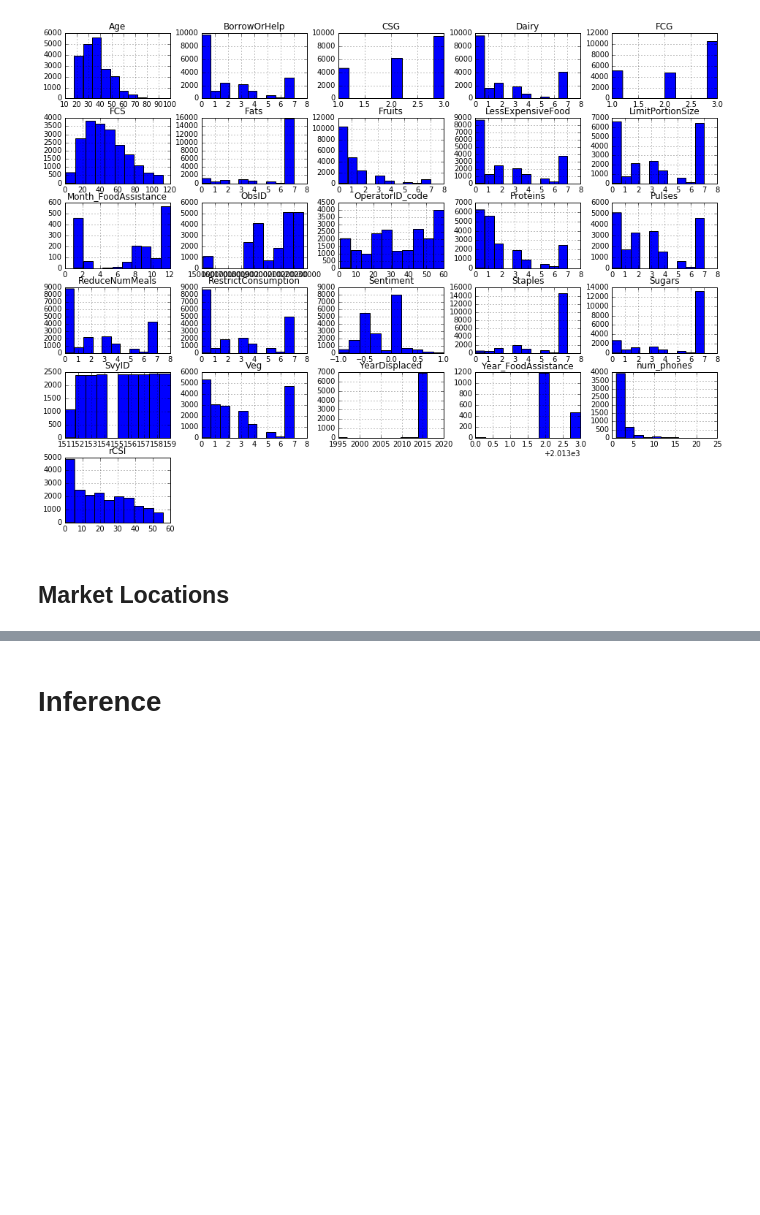
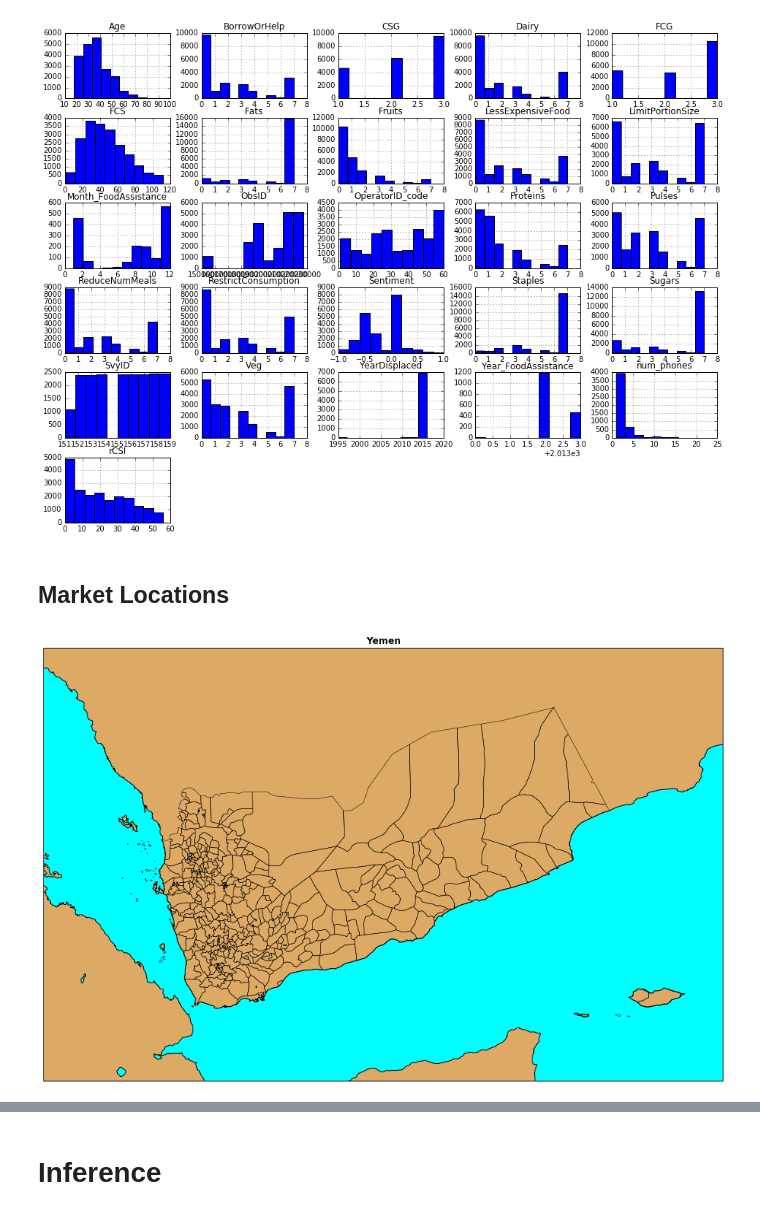
Before and after one commit to dljvandenberg/hackhunger, a Jupyter notebook: code/complete_analysis.ipynb, the cells around one changed output, grey strips where cells are left out. Cells and saved outputs as stored; diff of their text form; code cells hidden in the pictures; blank space fills up the shorter version.

```diff
--- a/code/complete_analysis.ipynb
+++ b/code/complete_analysis.ipynb
@@ -124,6 +130,23 @@ df_mvam.hist();
 [figure]
 # %% [markdown]
 ## Market Locations
+# %%
+from mpl_toolkits.basemap import Basemap
+import matplotlib.pyplot as plt
+
+map = Basemap(llcrnrlon=40,llcrnrlat=11,urcrnrlon=56,urcrnrlat=20,
+             resolution='i', projection='tmerc', lat_0 = 11, lon_0 = 40)
+
+map.drawmapboundary(fill_color='aqua')
+map.fillcontinents(color='#ddaa66',lake_color='aqua')
+map.drawcoastlines()
+
+map.readshapefile(file_shape_2, 'yemen')
+
+plt.title('Yemen', fontweight='bold')
+plt.show()
+# %% [output]
+[figure, added]
 # %%
 fig, ax = plt.subplots()
 lng = df_marketlocations['mkt_lng']
```
Also changed, not shown: parts of 3 cells of this notebook.
